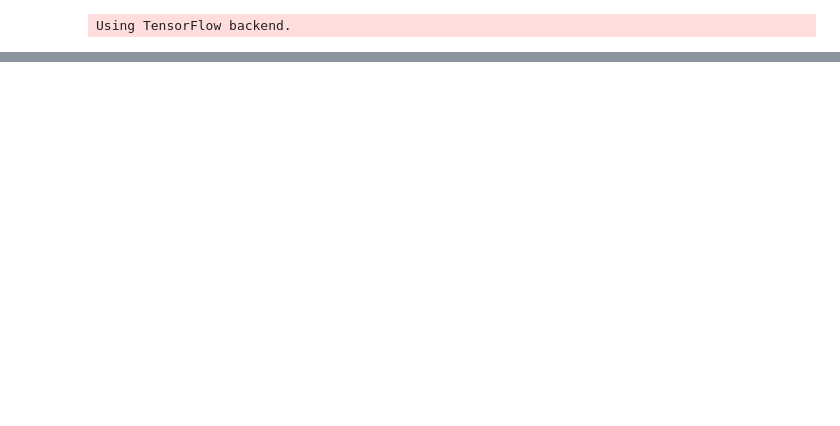
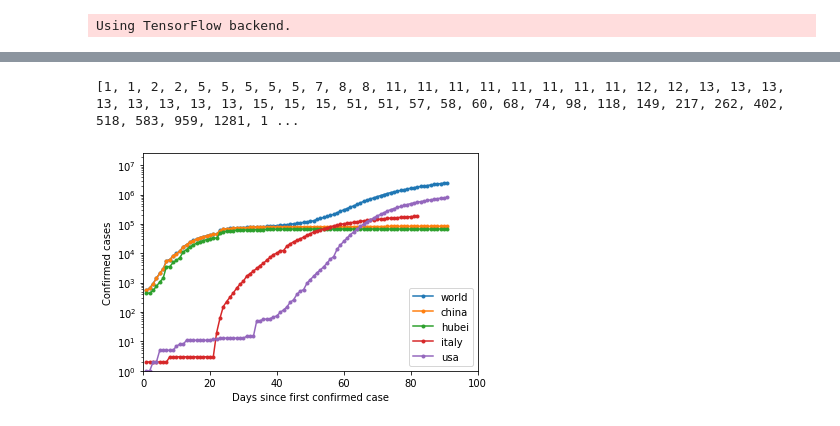
Before and after one commit to zhuowenzhao/COVID19-prediction, a Jupyter notebook: covid_slim.ipynb, the cells around one changed output, grey strips where cells are left out. Drawn from its saved outputs; the diff is of its cells as text; code cells hidden in the pictures; blank space fills up the shorter version.

```diff
--- a/covid_slim.ipynb
+++ b/covid_slim.ipynb
@@ -101,0 +26,60 @@ plt.show()
+# %%
+df = pd.read_csv(pth + '/Data/time_series_covid19_confirmed_global.csv')
+countries=df[df.columns[1]] # country names
+columns=df.columns #labels
+
+def get_country_total(country):
+    all_pop = []
+    for col in country.columns[4:]:
+        all_pop.append(country[col].sum())
+    return all_pop
+
+def get_cum_data(x):
+    for i,item in enumerate(x):
+        nonzero = i
+        if item != 0: break
+    return x[nonzero:]
+
+
+world = get_country_total(df)
+china = df[countries=='China']
+hubei= get_country_total(china[china[china.columns[0]]=='Hubei'])
+china = get_country_total(china)
+#print(china)
+usa = get_country_total(df[countries=='US'])
+print(usa)
+italy = get_country_total(df[countries=='Italy'])
+#print(italy)
+
+world_cum = get_cum_data(world)
+china_cum = get_cum_data(china)
+hubei_cum = get_cum_data(hubei)
+usa_cum = get_cum_data(usa)
+italy_cum = get_cum_data(italy)
+
+days_cum_world = np.arange(1,len(world_cum)+1,1)
+days_cum_china = np.arange(1,len(china_cum)+1,1)
+days_cum_hubei = np.arange(1,len(hubei_cum)+1,1)
+days_cum_italy = np.arange(1,len(italy_cum)+1,1)
+days_cum_usa = np.arange(1,len(usa_cum)+1,1)
+
+fig, ax1 = plt.subplots()
+ax1.plot(days_cum_world,world_cum,'.-',label='world')
+ax1.plot(days_cum_china,china_cum,'.-',label='china')
+ax1.plot(days_cum_hubei,hubei_cum,'.-',label='hubei')
+ax1.plot(days_cum_italy,italy_cum,'.-',label='italy')
+ax1.plot(days_cum_usa,usa_cum,'.-',label='usa')
+ax1.set_xlim(0,max(days_cum_china)*1.1)
+ax1.set_ylim(1,max(world_cum)*10)
+plt.yscale('log')
+#plt.xscale('log')
+ax1.legend()
+ax1.set_xlabel('Days since first confirmed case')
+ax1.set_ylabel('Confirmed cases')
+#ax1.yaxis.set_major_formatter(ticker.FormatStrFormatter('%.1e'))
+
+fig.savefig("confirmed_world_log.pdf", bbox_inches='tight')
+plt.show()
+# %% [output]
+[1, 1, 2, 2, 5, 5, 5, 5, 5, 7, 8, 8, 11, 11, 11, 11, 11, 11, 11, 11, 12, 12, 13, 13, 13, 13, 13, 13, 13, 13, 15, 15, 15, 51, 51, 57, 58, 60, 68, 74, 98, 118, 149, 217, 262, 402, 518, 583, 959, 1281, 1 ...
+[figure, added]
```
Also changed, not shown: parts of 9 cells of this notebook.
